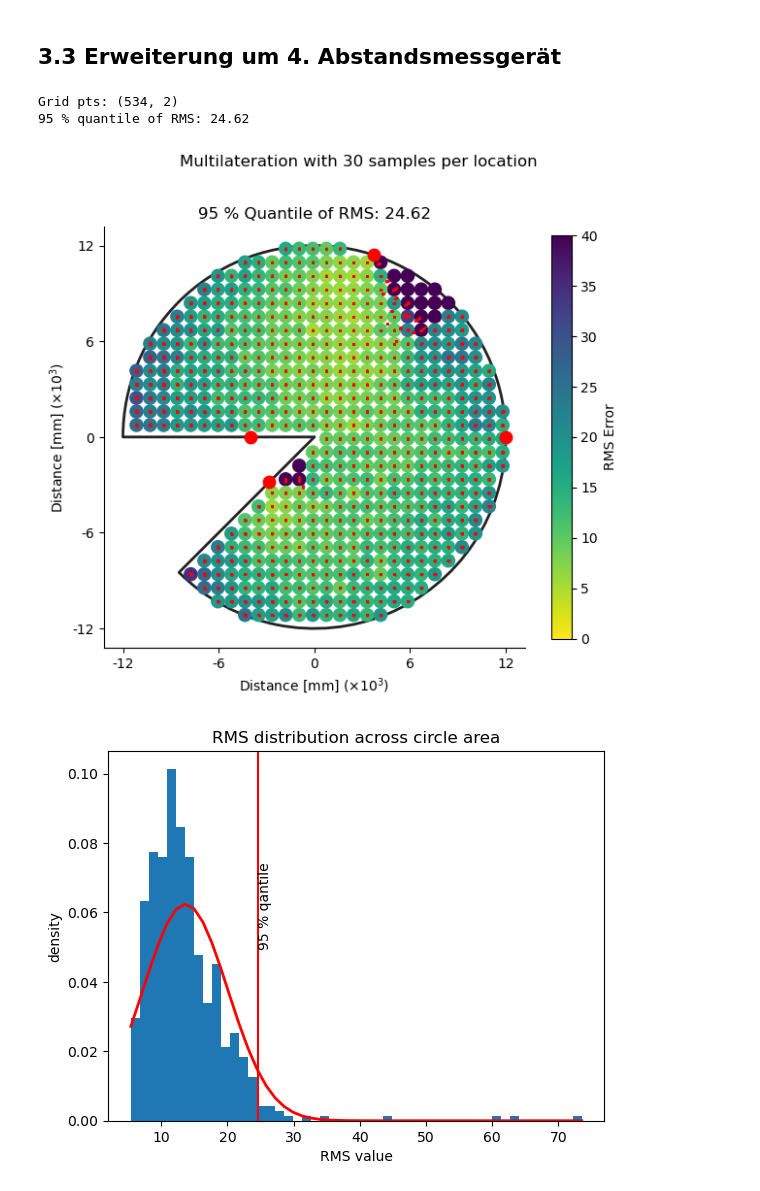
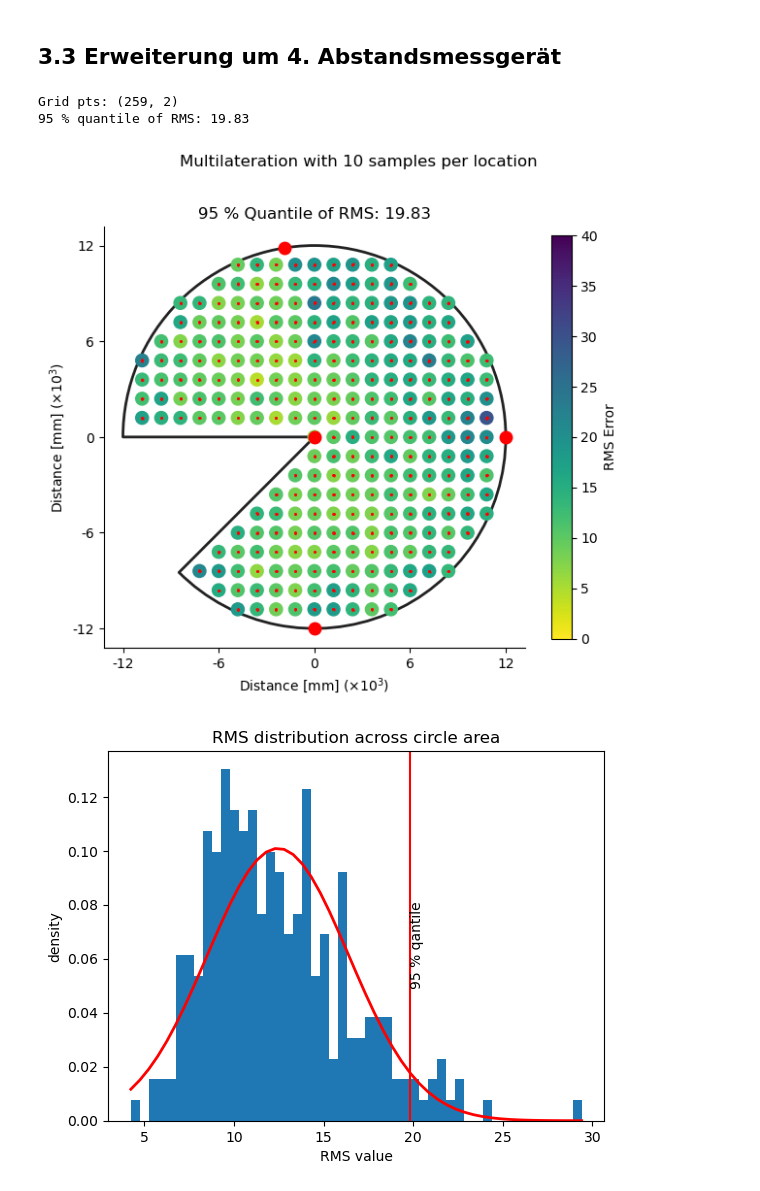
Before and after one commit to maximilian-nowak/modsim, a Jupyter notebook: projekt3_abgabe.ipynb, the cells around one changed output. Cells and saved outputs as stored; diff of their text form; code cells hidden in the pictures.

Commit message:
fix error in optimization process

```diff
--- a/projekt3_abgabe.ipynb
+++ b/projekt3_abgabe.ipynb
@@ -139,7 +138,7 @@ def find_intersections(anchor_visible, sigmas_visible, anchor_data, R):
         center_x, center_y = result.x
         intercepts.append([center_x, center_y])
 
-    return intercepts
+    return np.array(intercepts)
 
 def simulate_measurements(x_a, y_a, x, y, sigma, L):
     """ Draws L normally distributed samples for a given distance.
@@ -198,8 +197,11 @@ def run_multilat_sim(X, Y, anchors, sigmas, L=20, R=12000):
         if(len(anchor_visible) > 1):
             z = np.array([Xi, Yi])
             z_approx = find_intersections(anchor_visible, sigmas_visible, anchor_data, R)
-            rms_grid[i] = np.sqrt(np.mean((z - z_approx)**2))
-            measured_pnts.append(z_approx)
+            if(z_approx.T.shape[0] == z.shape[0]):
+                rms_grid[i] = np.sqrt(np.mean((z - z_approx)**2))
+                measured_pnts.append(z_approx)
+            else:
+                rms_grid[i] = np.NaN
         else:
             rms_grid[i] = np.NaN
 
@@ -634,20 +655,27 @@ def find_best_init_val(r_meas, anchor_visible, R):
         init_val = [-6000, 6000]
 
     # point visible only to anchor 2 and 3
-    if len(anchor_visible) == 2 and 1 in anchor_visible[:, 2] and 2 in anchor_visible[:, 2]:
+    if len(anchor_visible) == 3 and 1 in anchor_visible[:, 2] and 2 in anchor_visible[:, 2] and 3 in anchor_visible[:, 2]:
         init_val = [0, -6000]
 
     return init_val
 
 
 # define simulation parameters
-L = 30
+# redefine noise error function
+s1 = lambda r: 0.2 + 0.001*r
+s2 = lambda r: 1.0 + 0.0005*r
+s3 = lambda r: 0.5 + 0.002*r
+sigmas = [s1, s2, s3, s3]
+
+L = 10
 R = 12000
-thetas_guess = [np.pi*0.4, np.pi*0]
+thetas_guess = [np.pi*0.55, np.pi*0, np.pi*1.5]
 anchors = [(R*np.cos(theta), R*np.sin(theta)) for theta in thetas_guess]
-anchors.append(((1/3)*R*np.cos(np.pi*1.25), (1/3)*R*np.sin(np.pi*1.25)))
-anchors.append(((-1/3)*R, 0))
+# anchors.append(((1/3)*R*np.cos(np.pi*1.25), (1/3)*R*np.sin(np.pi*1.25)))
+anchors.append((0, 0))
 anchors = np.array(anchors)
+grid = generate_circle_grid(12000, 1200)
 
 # run simulation
 rms, clouds = run_multilat_sim(grid[:, 0], grid[:, 1], anchors, sigmas, L=L)
@@ -660,34 +688,34 @@ else:
 
 # Plot results
 plot_results(R, L, grid, anchors, rms, rms_95, clouds)
 
 # histplot for RMS distribution
 fig, ax = plt.subplots(1, 1)
 count, bins, ignored = ax.hist(rms[rms < rms_95 + 50], bins=50, density=True)
 mu = np.mean(rms[rms < rms_95 + 50])
 sd = np.std(rms[rms < rms_95 + 50])
 ax.plot(bins, 1/(sd * np.sqrt(2 * np.pi)) *
                np.exp( - (bins - mu)**2 / (2 * sd**2) ),
          linewidth=2, color='r')
 plt.axvline(x=rms_95, color='r')
 plt.text(rms_95, 0.05, '95 % qantile', rotation=90)
 plt.title('RMS distribution across circle area')
 plt.xlabel('RMS value')
 plt.ylabel('density')
 plt.show()
 
 # boxplot for RMS distribution
 fig, (ax1, ax2, ax3) = plt.subplots(1, 3)
 fig.suptitle('Boxplots of RMS distribution')
 ax1.set_title('95 % Quantile')
 ax1.boxplot(rms[rms < rms_95])
 ax2.set_title('97 % Quantile')
 ax2.boxplot(rms[rms < np.quantile(rms[~np.isnan(rms)], 0.97)])
 ax3.set_title('Full range')
 ax3.boxplot(rms)
 plt.show()
 # %% [output]
-Grid pts: (534, 2)
-95 % quantile of RMS: 24.62
+Grid pts: (259, 2)
+95 % quantile of RMS: 19.83
-[figure, old version]
+[figure, new version]
-[figure, old version]
+[figure, new version]
```
Also changed, not shown: parts of 8 cells of this notebook.
